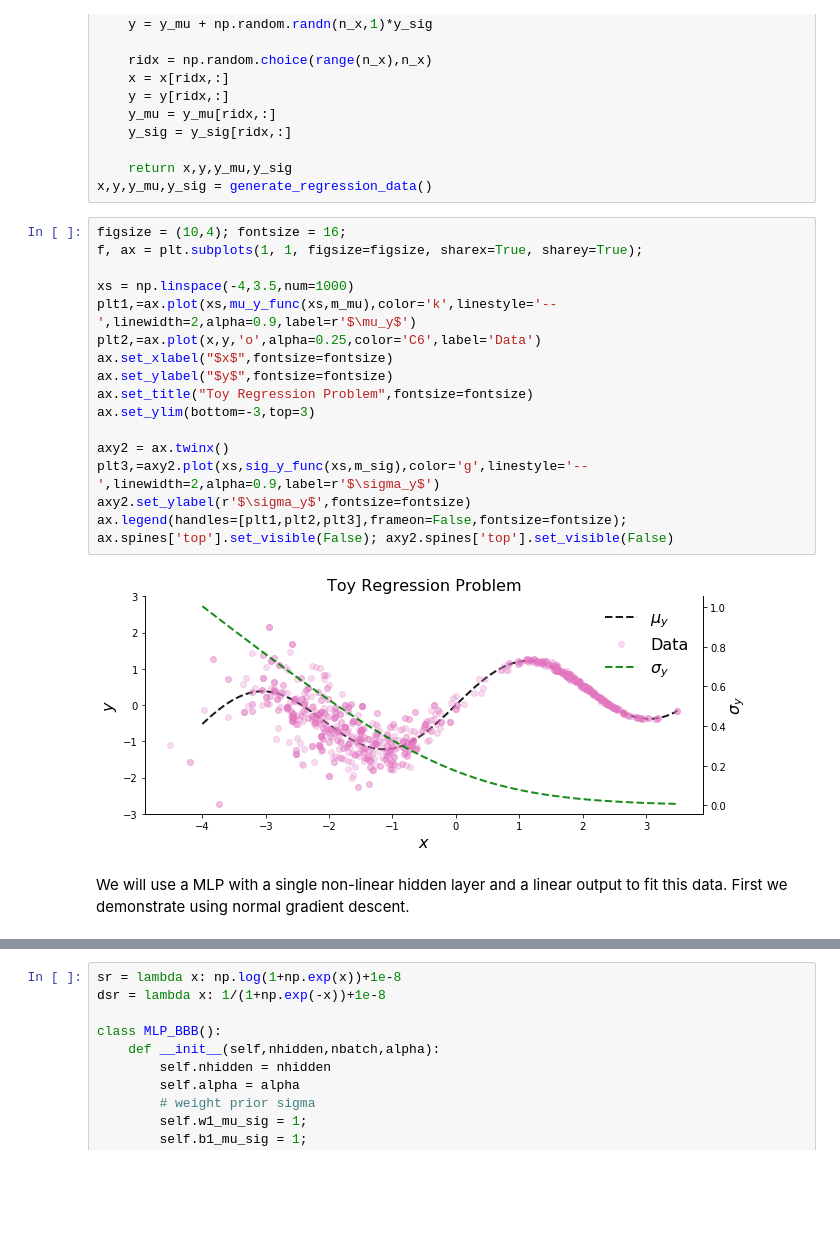
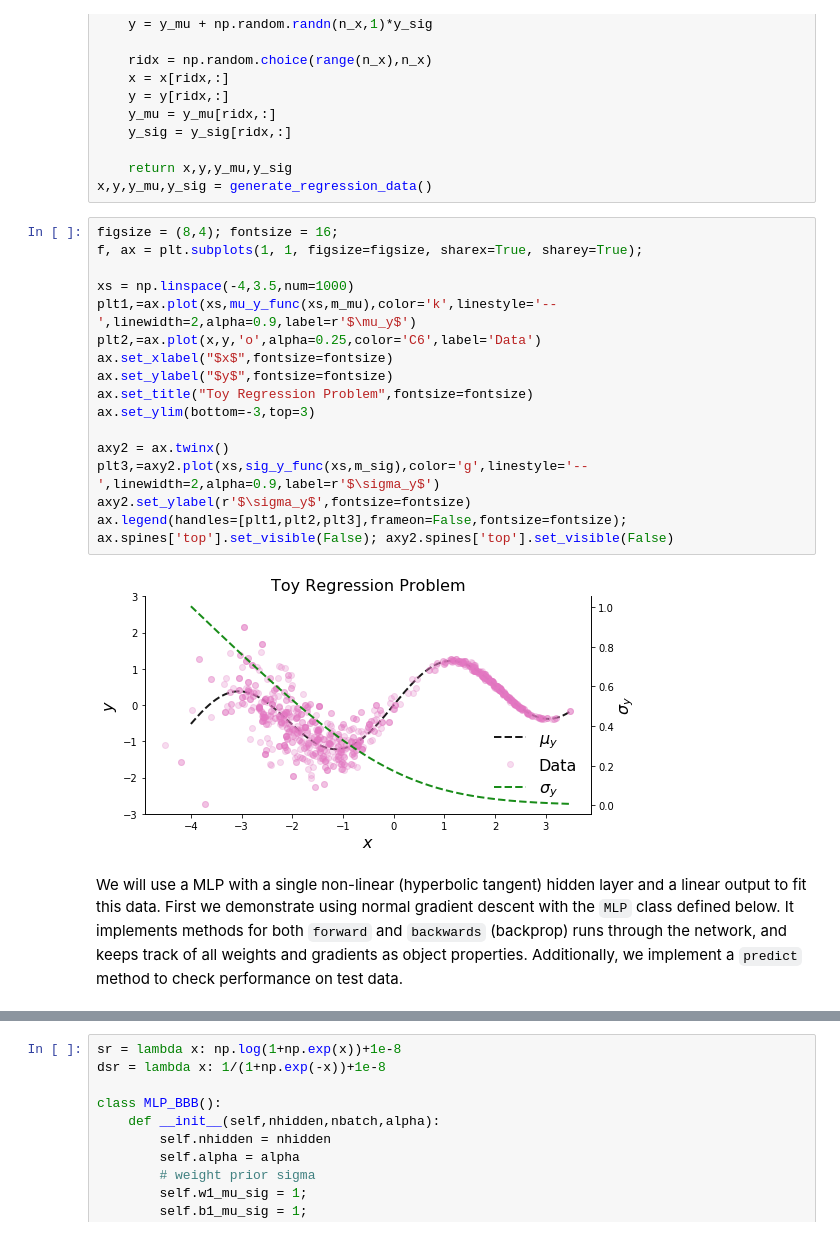
Before and after one commit to chongguo/ADVI-pymc3-Fashion-MNIST, a Jupyter notebook: BBB_tutorial.ipynb, the cells around one changed output, grey strips where cells are left out. Drawn from its saved outputs; the diff is of its cells as text; blank space fills up the shorter version.

Commit message:
part 1 of combing through tutorial done

```diff
--- a/BBB_tutorial.ipynb
+++ b/BBB_tutorial.ipynb
@@ -136,26 +136,26 @@ def generate_regression_data():
     return x,y,y_mu,y_sig
 x,y,y_mu,y_sig = generate_regression_data()
 # %%
-figsize = (10,4); fontsize = 16;
+figsize = (8,4); fontsize = 16;
 f, ax = plt.subplots(1, 1, figsize=figsize, sharex=True, sharey=True);
 
 xs = np.linspace(-4,3.5,num=1000)
 plt1,=ax.plot(xs,mu_y_func(xs,m_mu),color='k',linestyle='--',linewidth=2,alpha=0.9,label=r'$\mu_y$')
 plt2,=ax.plot(x,y,'o',alpha=0.25,color='C6',label='Data')
 ax.set_xlabel("$x$",fontsize=fontsize)
 ax.set_ylabel("$y$",fontsize=fontsize)
 ax.set_title("Toy Regression Problem",fontsize=fontsize)
 ax.set_ylim(bottom=-3,top=3)
 
 axy2 = ax.twinx()
 plt3,=axy2.plot(xs,sig_y_func(xs,m_sig),color='g',linestyle='--',linewidth=2,alpha=0.9,label=r'$\sigma_y$')
 axy2.set_ylabel(r'$\sigma_y$',fontsize=fontsize)
 ax.legend(handles=[plt1,plt2,plt3],frameon=False,fontsize=fontsize);
 ax.spines['top'].set_visible(False); axy2.spines['top'].set_visible(False)
 # %% [output]
-[figure, old version]
+[figure, new version]
 # %% [markdown]
-We will use a MLP with a single non-linear hidden layer and a linear output to fit this data. First we demonstrate using normal gradient descent.
+We will use a MLP with a single non-linear (hyperbolic tangent) hidden layer and a linear output to fit this data. First we demonstrate using normal gradient descent with the `MLP` class defined below. It implements methods for both `forward` and `backwards` (backprop) runs through the network, and keeps track of all weights and gradients as object properties. Additionally, we implement a `predict` method to check performance on test data.
 # %%
 # a linear function
 g_ = lambda x,m,b: np.dot(x,m) + b
```
Also changed, not shown: parts of 87 cells of this notebook.
